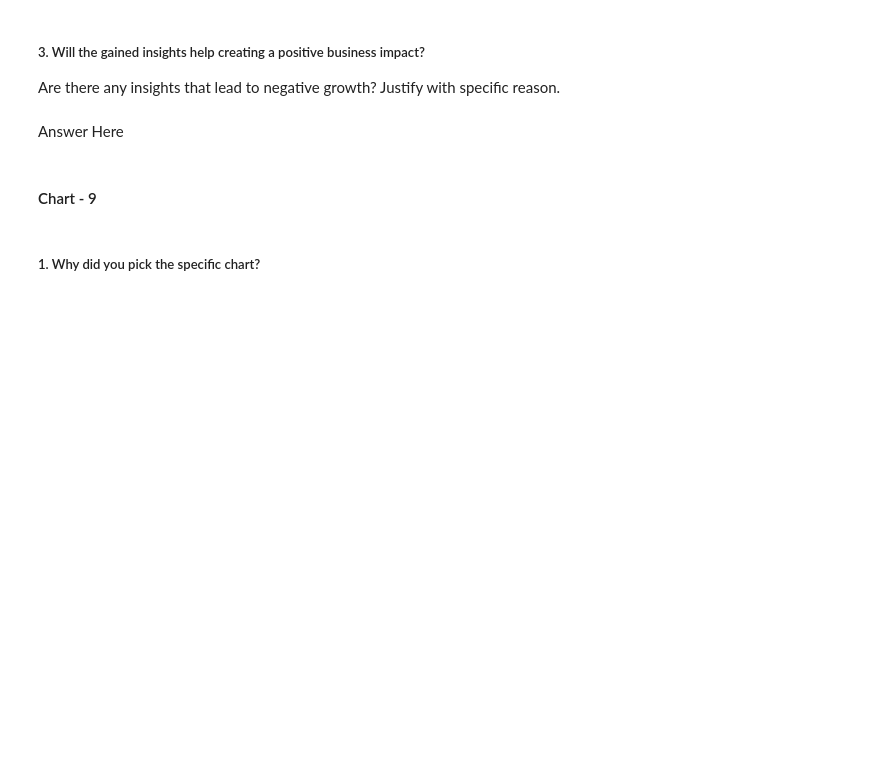
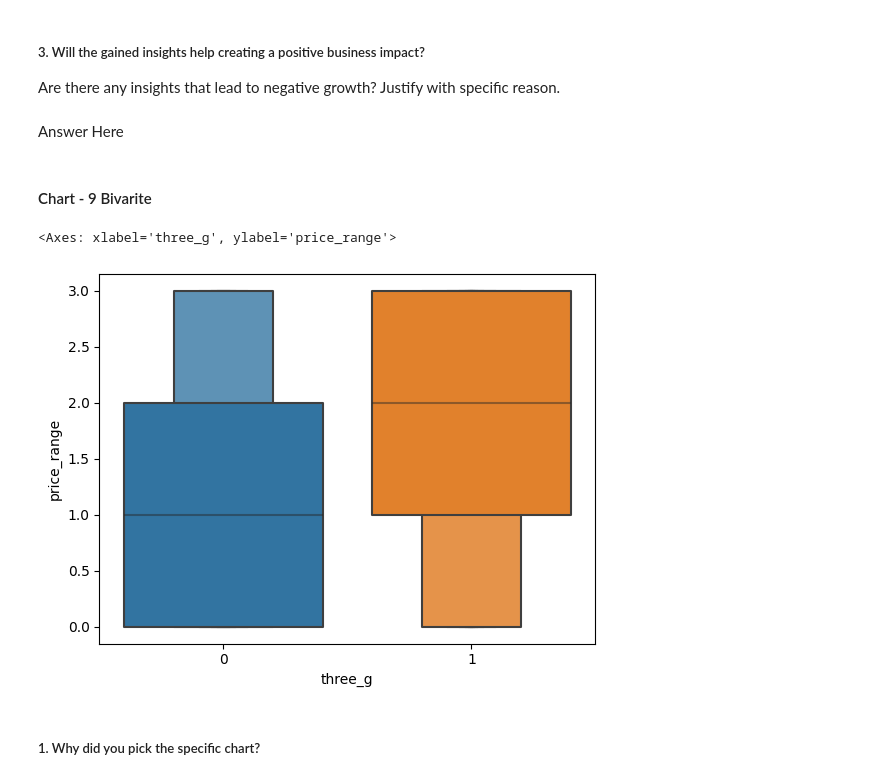
Before and after one commit to rafidddeshmukh/Classification-Mobile_Price_Range_Prediction, a Jupyter notebook: Classification_Mobile_Price_Range_Prediction.ipynb, the cells around one changed output. Saved outputs shown, nothing was run; the diff lists cells and outputs as text; code cells hidden in the pictures; blank space fills up the shorter version.

```diff
--- a/Classification_Mobile_Price_Range_Prediction.ipynb
+++ b/Classification_Mobile_Price_Range_Prediction.ipynb
@@ -445,4 +471,4 @@ Are there any insights that lead to negative growth? Justify with specific reaso
 # %% [markdown]
 Answer Here
 # %% [markdown]
-#### Chart - 9
+#### Chart - 9 Bivarite
@@ -451,3 +475,10 @@ Answer Here
+# %%
+# Chart - 9 visualization code
+# plot boxen plot of 3G support vs price range
+sns.boxenplot(data=mobile_df, x='three_g', y='price_range')
+# %% [output]
+<Axes: xlabel='three_g', ylabel='price_range'>
+[figure, added]
 # %% [markdown]
 ##### 1. Why did you pick the specific chart?
 # %% [markdown]
```
Also changed, not shown: parts of 31 cells of this notebook.
